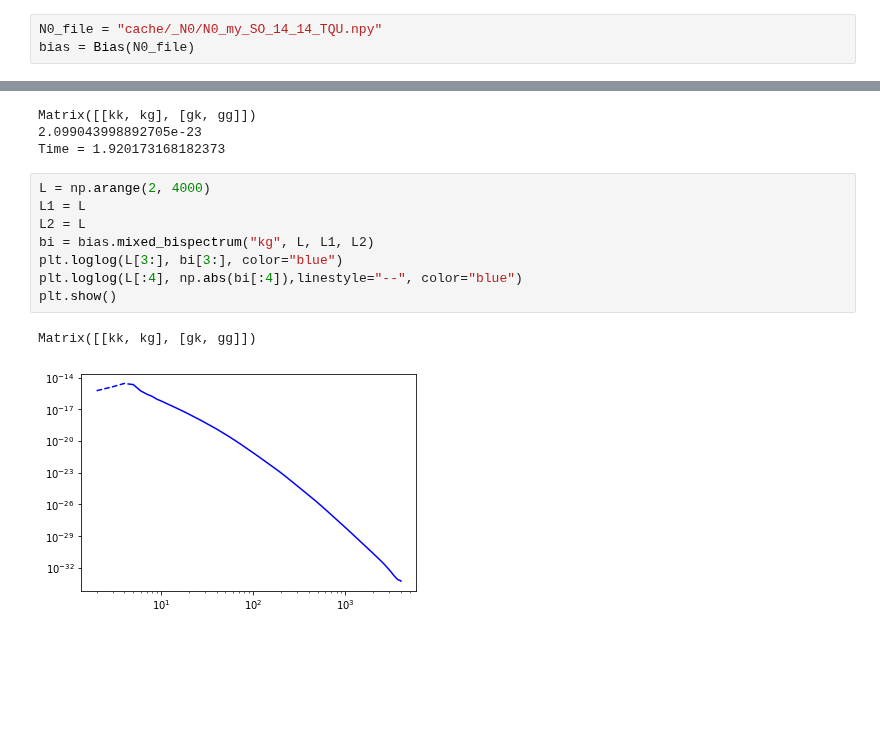
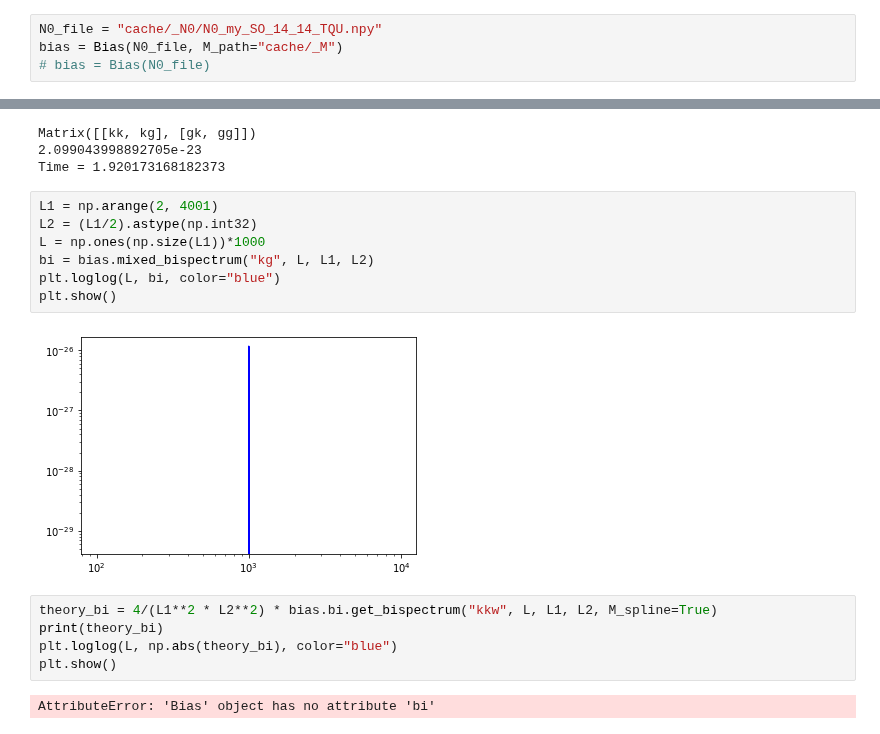
Before and after one commit to mfrobertson/omegaQE, a Jupyter notebook: kkomega/bias.ipynb, the cells around one changed output, grey strips where cells are left out. Saved outputs shown, nothing was run; the diff lists cells and outputs as text; blank space fills up the shorter version.

```diff
--- a/kkomega/bias.ipynb
+++ b/kkomega/bias.ipynb
@@ -6,3 +10,4 @@ import time
 # %%
 N0_file = "cache/_N0/N0_my_SO_14_14_TQU.npy"
-bias = Bias(N0_file)
+bias = Bias(N0_file, M_path="cache/_M")
+# bias = Bias(N0_file)
@@ -28,13 +421,18 @@ Matrix([[kk, kg], [gk, gg]])
 2.099043998892705e-23
 Time = 1.920173168182373
 # %%
-L = np.arange(2, 4000)
-L1 = L
-L2 = L
+L1 = np.arange(2, 4001)
+L2 = (L1/2).astype(np.int32)
+L = np.ones(np.size(L1))*1000
 bi = bias.mixed_bispectrum("kg", L, L1, L2)
-plt.loglog(L[3:], bi[3:], color="blue")
-plt.loglog(L[:4], np.abs(bi[:4]),linestyle="--", color="blue")
+plt.loglog(L, bi, color="blue")
 plt.show()
 # %% [output]
-Matrix([[kk, kg], [gk, gg]])
-[figure, old version]
+[figure, new version]
+# %%
+theory_bi = 4/(L1**2 * L2**2) * bias.bi.get_bispectrum("kkw", L, L1, L2, M_spline=True)
+print(theory_bi)
+plt.loglog(L, np.abs(theory_bi), color="blue")
+plt.show()
+# %% [output]
+AttributeError: 'Bias' object has no attribute 'bi'
```
Also changed, not shown: parts of 30 cells of this notebook, 2 other files.
